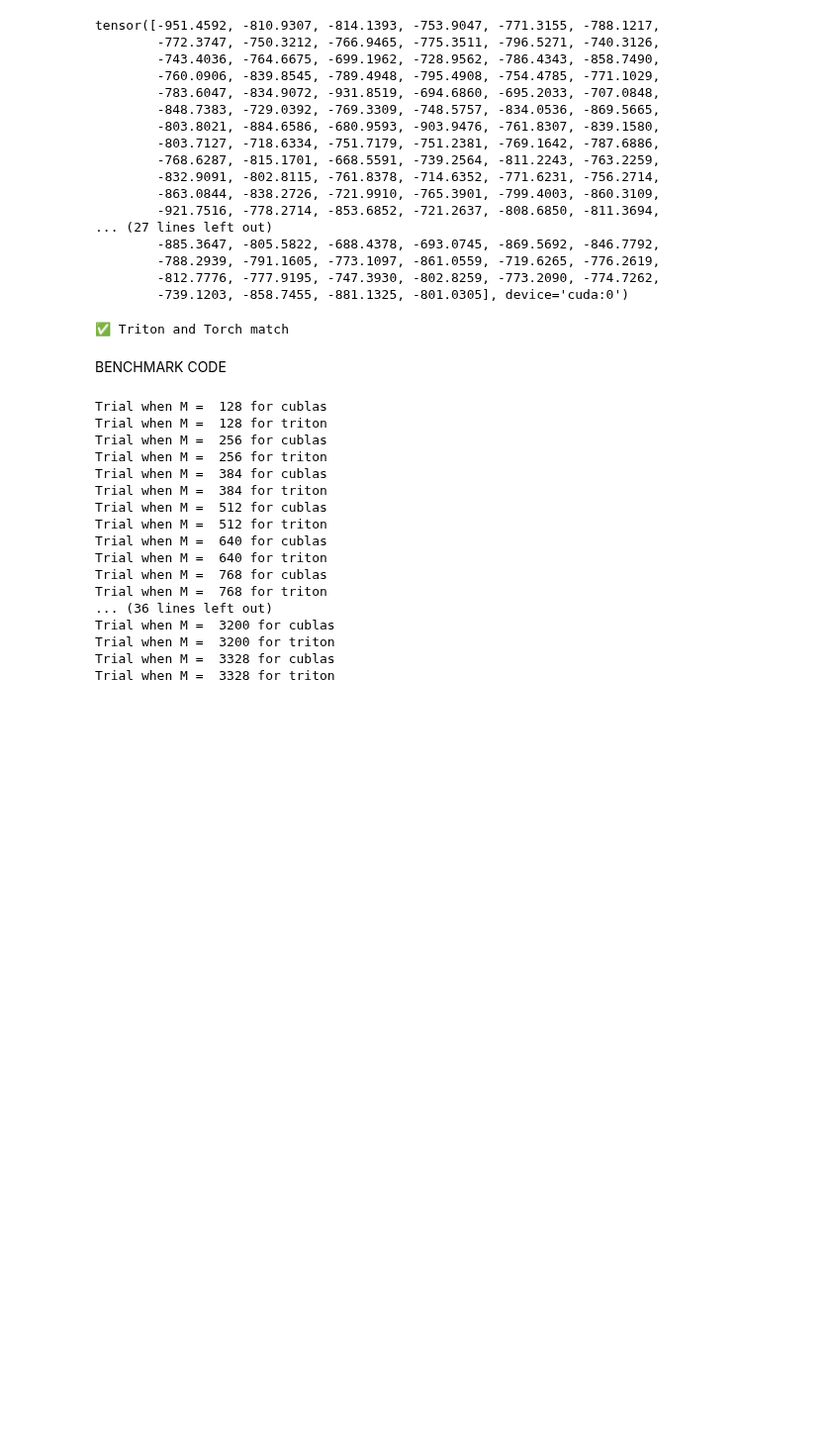
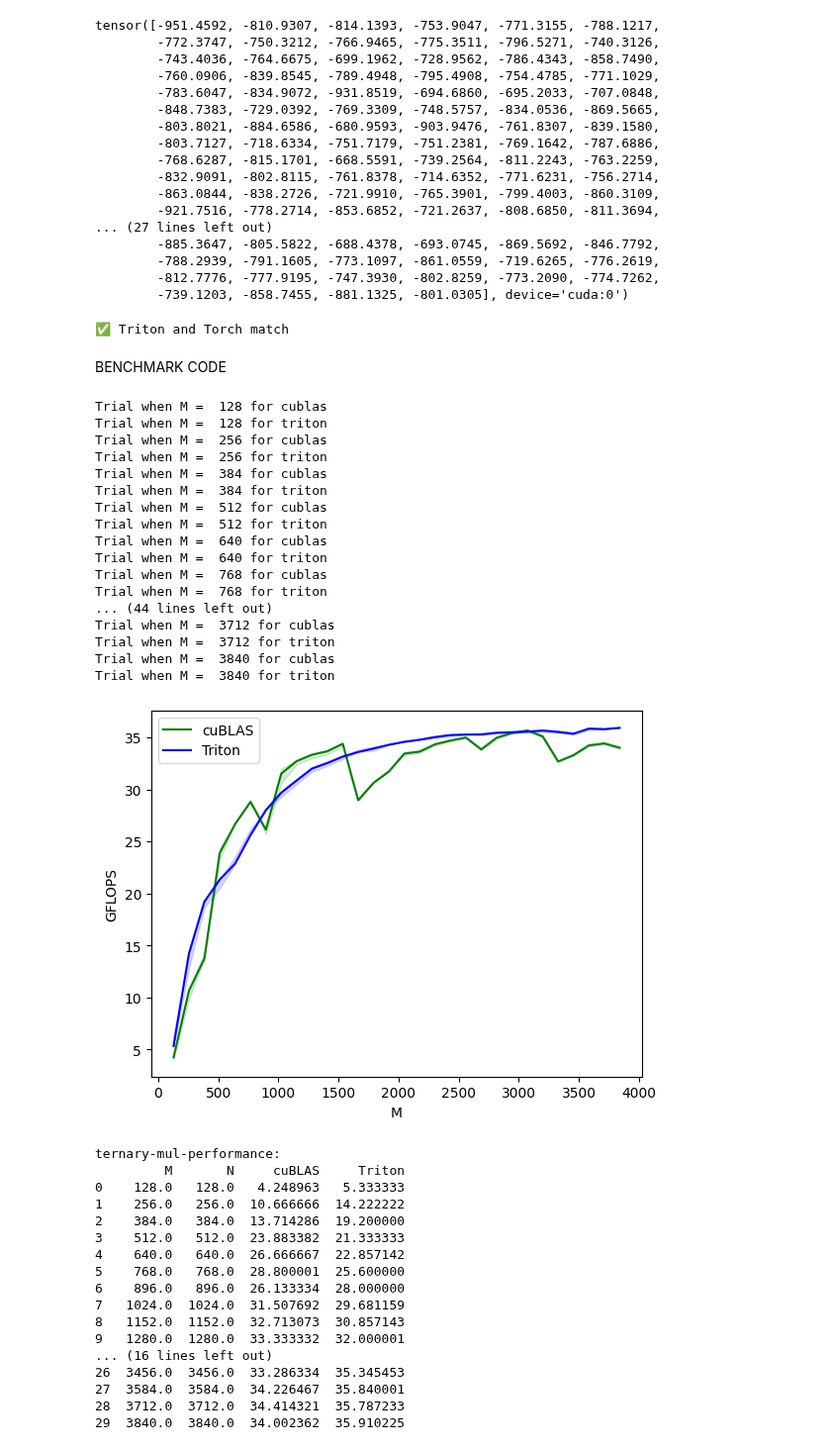
Before and after one commit to PhotonicGluon/Keras-MatMulLess, a Jupyter notebook: Ternary_Multiplication_in_Triton.ipynb, the cells around one changed output. Shown at 99% size. Drawn from its saved outputs; the diff is of its cells as text; code cells hidden in the pictures; blank space fills up the shorter version.

Commit message:
Clean up triton experiment notebook

```diff
--- a/Ternary_Multiplication_in_Triton.ipynb
+++ b/Ternary_Multiplication_in_Triton.ipynb
@@ -303,44 +303,63 @@ configs = [
         line_vals=[ref_lib.lower(), "triton"],  # Label name for the lines
         line_names=[ref_lib, "Triton"],  # Line styles
         styles=[("green", "-"), ("blue", "-")],
-        ylabel="TFLOPS",  # Label name for the y-axis
+        ylabel="GFLOPS",  # Label name for the y-axis
         plot_name="ternary-mul-performance",  # Name for the plot, used also as a file name for saving the plot.
         args={},
     )
 ]
 
 
 @triton.testing.perf_report(configs)
 def benchmark(M, N, provider):
     print("Trial when M = ", M, "for", provider)
     x = torch.rand(M, device="cuda")
-    w = torch.tensor([-1., 0., 1.], device="cuda")[torch.randint(2, (M, N))]
+    w = torch.tensor([-1.0, 0.0, 1.0], device="cuda")[torch.randint(2, (M, N))]
     scale = 0.5
 
     quantiles = [0.5, 0.2, 0.8]
     if provider == ref_lib.lower():
         ms, min_ms, max_ms = triton.testing.do_bench(lambda: torch.matmul(x, w) / scale, quantiles=quantiles)
-    if provider == 'triton':
+    if provider == "triton":
         ms, min_ms, max_ms = triton.testing.do_bench(lambda: ternary_mul(x, w, scale), quantiles=quantiles)
-    perf = lambda ms: 2 * M * N * 1e-12 / (ms * 1e-3)
-    return perf(ms), perf(max_ms), perf(min_ms)
+    gflops = lambda ms: 2 * M * N * 1e-9 / (ms * 1e-3)
+    return gflops(ms), gflops(max_ms), gflops(min_ms)
+
 
 benchmark.run(show_plots=True, print_data=True)
 # %% [output]
 Trial when M =  128 for cublas
 Trial when M =  128 for triton
 Trial when M =  256 for cublas
 Trial when M =  256 for triton
 Trial when M =  384 for cublas
 Trial when M =  384 for triton
 Trial when M =  512 for cublas
 Trial when M =  512 for triton
 Trial when M =  640 for cublas
 Trial when M =  640 for triton
 Trial when M =  768 for cublas
 Trial when M =  768 for triton
-... (36 lines left out)
-Trial when M =  3200 for cublas
-Trial when M =  3200 for triton
-Trial when M =  3328 for cublas
-Trial when M =  3328 for triton
+... (44 lines left out)
+Trial when M =  3712 for cublas
+Trial when M =  3712 for triton
+Trial when M =  3840 for cublas
+Trial when M =  3840 for triton
+[figure, added]
+ternary-mul-performance:
+         M       N     cuBLAS     Triton
+0    128.0   128.0   4.248963   5.333333
+1    256.0   256.0  10.666666  14.222222
+2    384.0   384.0  13.714286  19.200000
+3    512.0   512.0  23.883382  21.333333
+4    640.0   640.0  26.666667  22.857142
+5    768.0   768.0  28.800001  25.600000
+6    896.0   896.0  26.133334  28.000000
+7   1024.0  1024.0  31.507692  29.681159
+8   1152.0  1152.0  32.713073  30.857143
+9   1280.0  1280.0  33.333332  32.000001
+... (16 lines left out)
+26  3456.0  3456.0  33.286334  35.345453
+27  3584.0  3584.0  34.226467  35.840001
+28  3712.0  3712.0  34.414321  35.787233
+29  3840.0  3840.0  34.002362  35.910225
```
Also changed, not shown: parts of 7 cells of this notebook.
